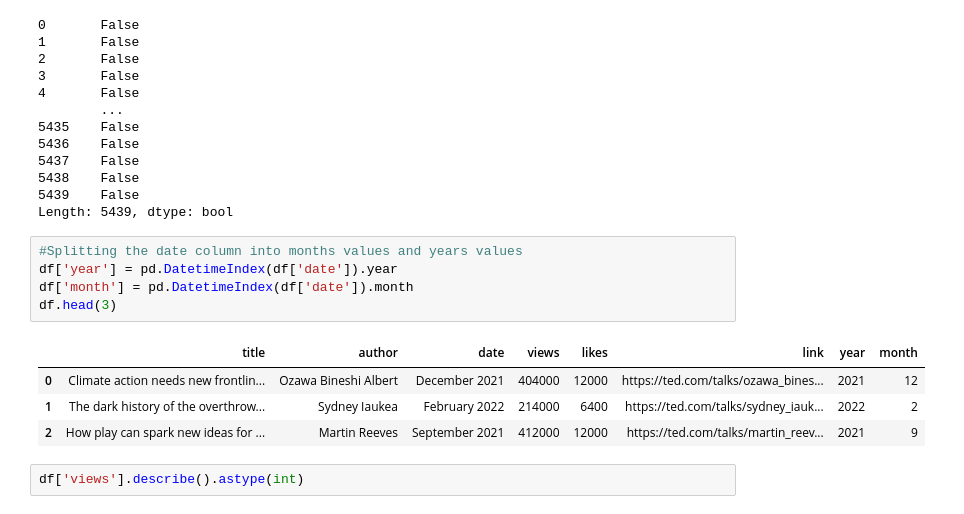
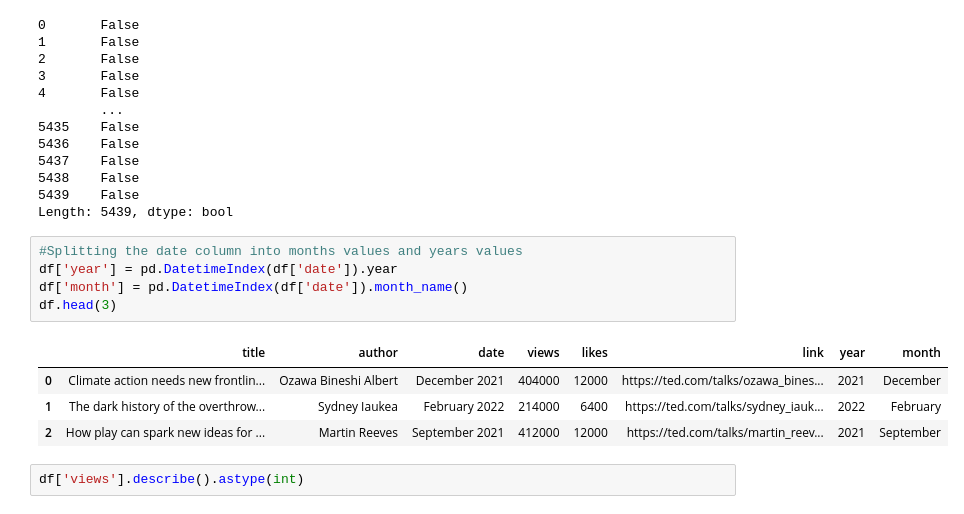
Before and after one commit to Rawanalmobarak/Ted-Talk, a Jupyter notebook: Ted_Talks.ipynb, the cells around one changed output. Saved outputs shown, nothing was run; the diff lists cells and outputs as text.

Commit message:
Years & months insight updates

```diff
--- a/Ted_Talks.ipynb
+++ b/Ted_Talks.ipynb
@@ -118,13 +120,13 @@ Length: 5439, dtype: bool
 # %%
 #Splitting the date column into months values and years values
 df['year'] = pd.DatetimeIndex(df['date']).year
-df['month'] = pd.DatetimeIndex(df['date']).month
+df['month'] = pd.DatetimeIndex(df['date']).month_name()
 df.head(3)
 # %% [output]
 |  | title | author | date | views | likes | link | year | month |
-| 0 | Climate action needs new frontlin... | Ozawa Bineshi Albert | December 2021 | 404000 | 12000 | https://ted.com/talks/ozawa_bines... | 2021 | 12 |
-| 1 | The dark history of the overthrow... | Sydney Iaukea | February 2022 | 214000 | 6400 | https://ted.com/talks/sydney_iauk... | 2022 | 2 |
-| 2 | How play can spark new ideas for ... | Martin Reeves | September 2021 | 412000 | 12000 | https://ted.com/talks/martin_reev... | 2021 | 9 |
+| 0 | Climate action needs new frontlin... | Ozawa Bineshi Albert | December 2021 | 404000 | 12000 | https://ted.com/talks/ozawa_bines... | 2021 | December |
+| 1 | The dark history of the overthrow... | Sydney Iaukea | February 2022 | 214000 | 6400 | https://ted.com/talks/sydney_iauk... | 2022 | February |
+| 2 | How play can spark new ideas for ... | Martin Reeves | September 2021 | 412000 | 12000 | https://ted.com/talks/martin_reev... | 2021 | September |
 # %%
 df['views'].describe().astype(int)
 # %% [output]
```
Also changed, not shown: parts of 8 cells of this notebook.
